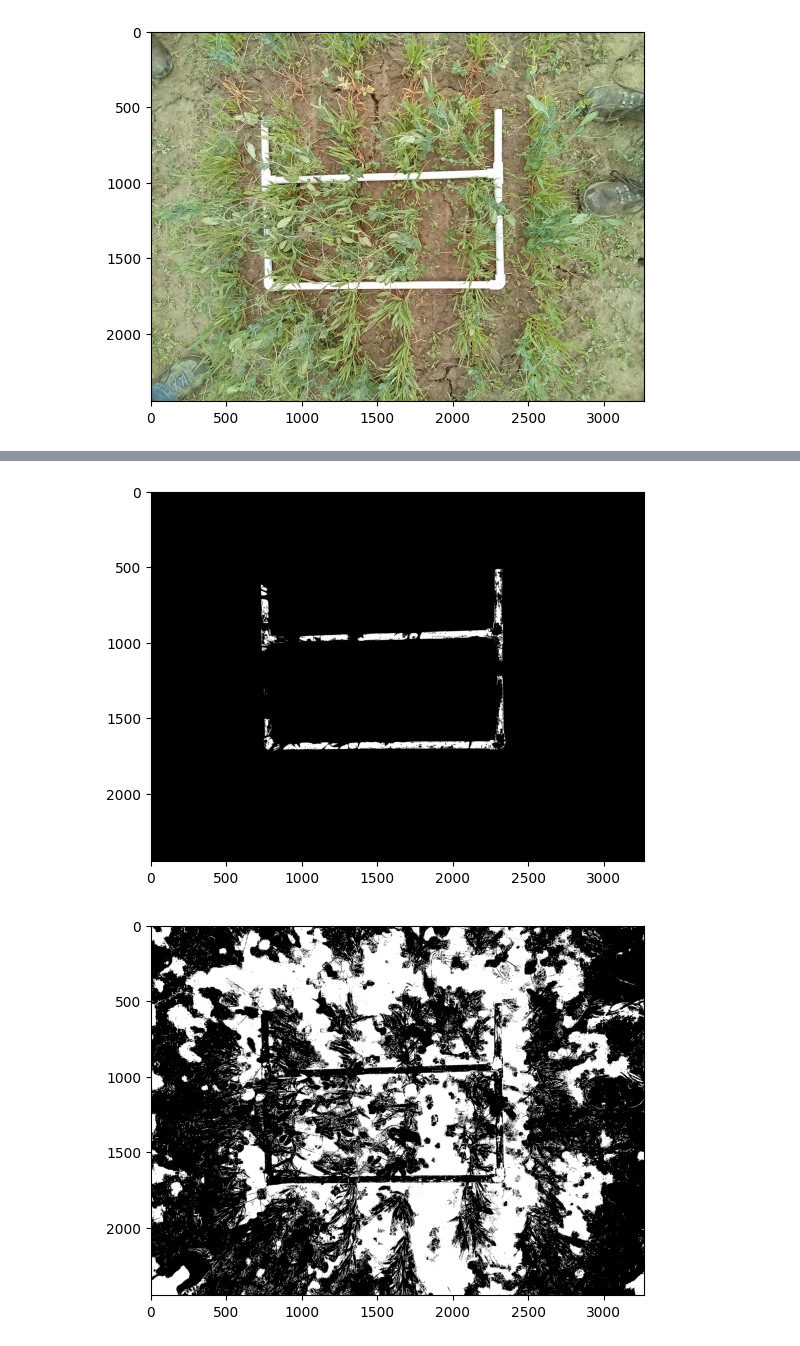
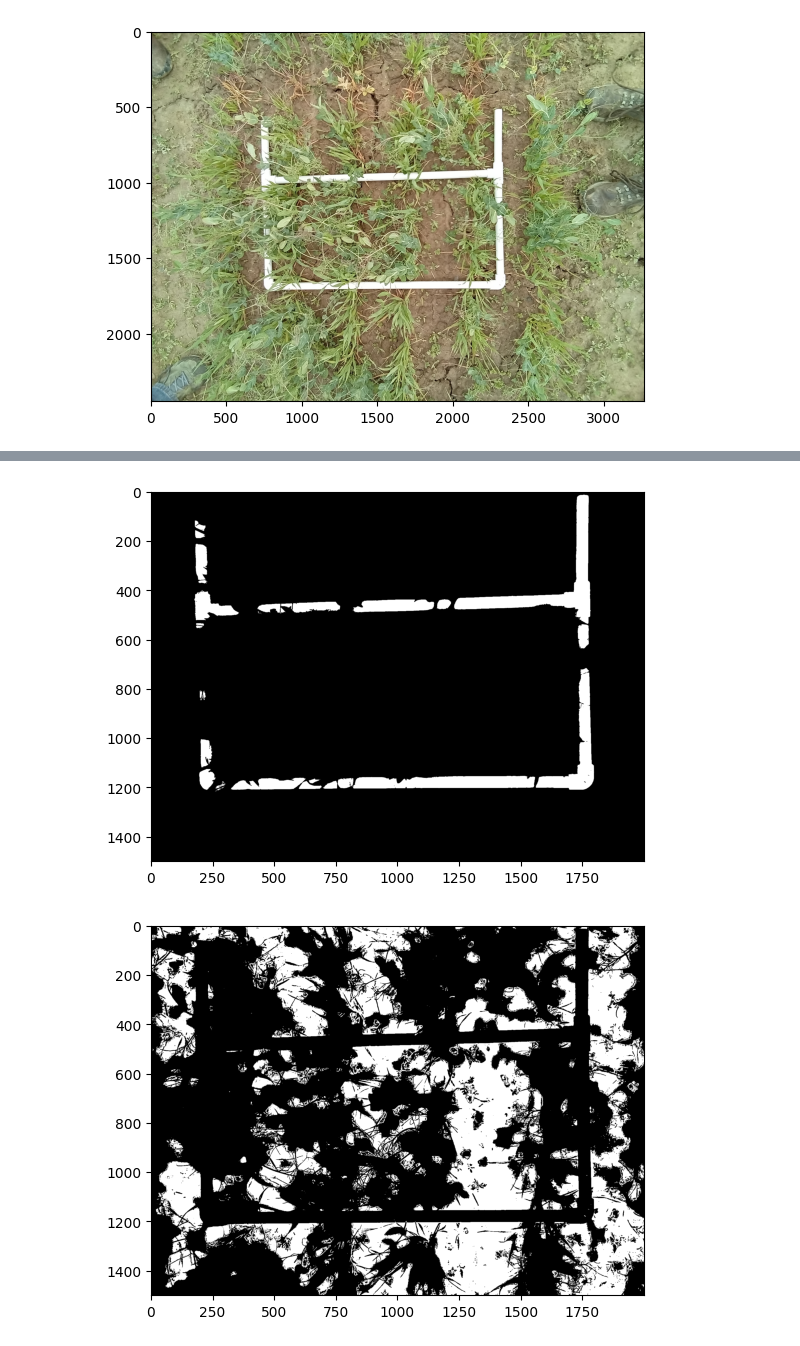
Before and after one commit to pthyde123/oat_pea_biomass_images, a Jupyter notebook: OatPeaClassifierPipeline.ipynb, the cells around one changed output, grey strips where cells are left out. Drawn from its saved outputs; the diff is of its cells as text; code cells hidden in the pictures.

```diff
--- a/OatPeaClassifierPipeline.ipynb
+++ b/OatPeaClassifierPipeline.ipynb
@@ -24,3 +29,6 @@ pcv.params.debug = args.debug
 img, path, filename = pcv.readimage(filename=args.image)
 # %% [output]
 [figure]
+# %%
+# Crop image
+crop_img = pcv.crop(img=img, x=550, y=500, h=1500, w=2000)
@@ -32,6 +42,6 @@ img, path, filename = pcv.readimage(filename=args.image)
 # Inputs:
 #   rgb_img - RGB image data
 #   pdf_file - Output file containing PDFs from `plantcv-train.py`
-mask = pcv.naive_bayes_classifier(rgb_img=img,
+mask = pcv.naive_bayes_classifier(rgb_img=crop_img,
                                  pdf_file="./Output/naive_bayes_pdfs.txt")
 # %% [output]
@@ -40,3 +50,3 @@ mask = pcv.naive_bayes_classifier(rgb_img=img,
-[figure, old version]
+[figure, new version]
-[figure, old version]
+[figure, new version]
 # %%
```
Also changed, not shown: parts of 6 cells of this notebook, 8 other files.
